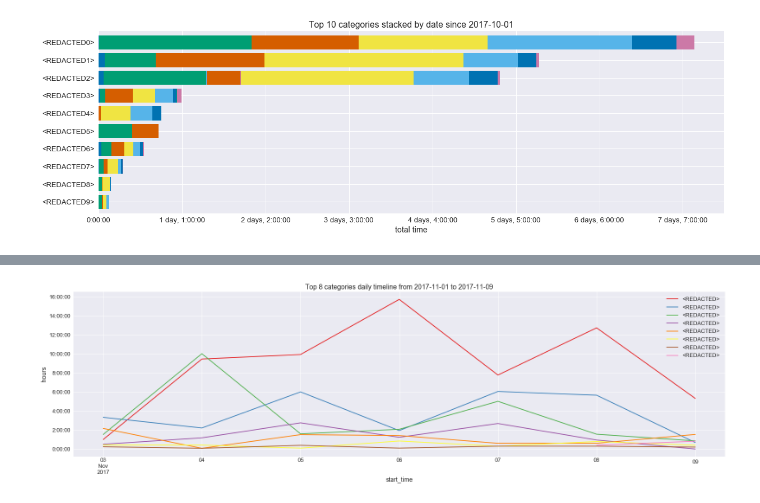
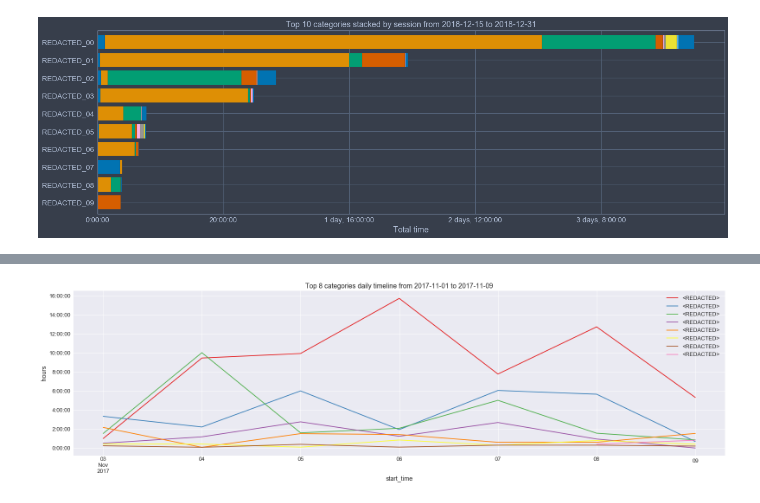
Before and after one commit to RomanKornev/Focus, a Jupyter notebook: Focus.ipynb, the cells around one changed output, grey strips where cells are left out. Cells and saved outputs as stored; diff of their text form; code cells hidden in the pictures.

```diff
--- a/Focus.ipynb
+++ b/Focus.ipynb
@@ -28,0 +30,2 @@ If you're reading this message in another notebook frontend (for example, a stat
+# %%
+data = load_data(50)
@@ -29,3 +34,8 @@ If you're reading this message in another notebook frontend (for example, a stat
 # %%
-privacy = True  # replace all category names with <REDACTED> when plotting
+anonymize = True # replace all category names with <REDACTED> when plotting
+category_count = 10
+# category_count = 0
+start_date = '2018-12-15'
+end_date = '2018-12-31'
+ignored_categories = ['afk']
 # %%
@@ -54,23 +64,30 @@ plot_top_categories(10, starting_date='2000-01-01')
 # %%
-def plot_top_by_date(category_count=None, starting_date=None):
-    d = total_time_by_category_boot(data)
-    starting_date = clip_start_date(starting_date)
-    d = d.T
-    d = d[d.index > starting_date].T
-    d = reindex_by_sum(d)
-    if category_count:
-        d = d[-category_count:]
+# def plot_top_by_date(category_count=None, start_date=None):
+legend = False
+from utils import total_time_by_category_boot, reindex_by_total_time_cut
 
-    sns.set_palette('colorblind')
-    if privacy: d.index = [f'<REDACTED{i}>' for i in reversed(range(category_count))]
-    ax = d.plot.barh(stacked=True, figsize=(20,6), width=0.8, fontsize=13, legend=False)
-    ax.set_title('Top {} categories stacked by date since {}'.format(category_count,
-                                                                     starting_date.date()))
-    ax.set_xlabel('total time')
-    ax.xaxis.set_major_formatter(matplotlib.ticker.FuncFormatter(time_ticks))
+# Prepare data
+data_filtered = filter_data(data, ignored_categories)
+data_bounded, start_date_bounded, end_date_bounded = bound_data(data_filtered, start_date, end_date)
+
+# Wrangle data
+d = total_time_by_category_boot(data_bounded)
+d = reindex_by_total_time_cut(d, category_count)
+d = d.apply(timedelta_to_ms_hr)
+
+# Plot data
+category_count_plot = len(d.index)
+sns.set_palette('colorblind')
+d = redact(d, anonymize, reverse=True)
+ax = d.plot.barh(stacked=True, figsize=(20,6), width=0.8, fontsize=13, legend=legend)
+if legend:
+    ax.legend(loc='lower right', bbox_to_anchor=(0, 0, 1, 1))
+ax.set_title(f'Top {category_count_plot} categories stacked by session from {start_date_bounded.date()} to {end_date_bounded.date()}')
+ax.set_xlabel('Total time')
+ax.xaxis.set_major_formatter(matplotlib.ticker.FuncFormatter(time_ticks))
 
 #plot_top_by_date(15, '2016-01-01')
-plot_top_by_date(10, starting_date='2017-10-01')
+# plot_top_by_date(10, start_date='2017-10-01')
 #plot_top_by_date(10)
 # %% [output]
-[figure, old version]
+[figure, new version]
```
Also changed, not shown: parts of 7 cells of this notebook.
